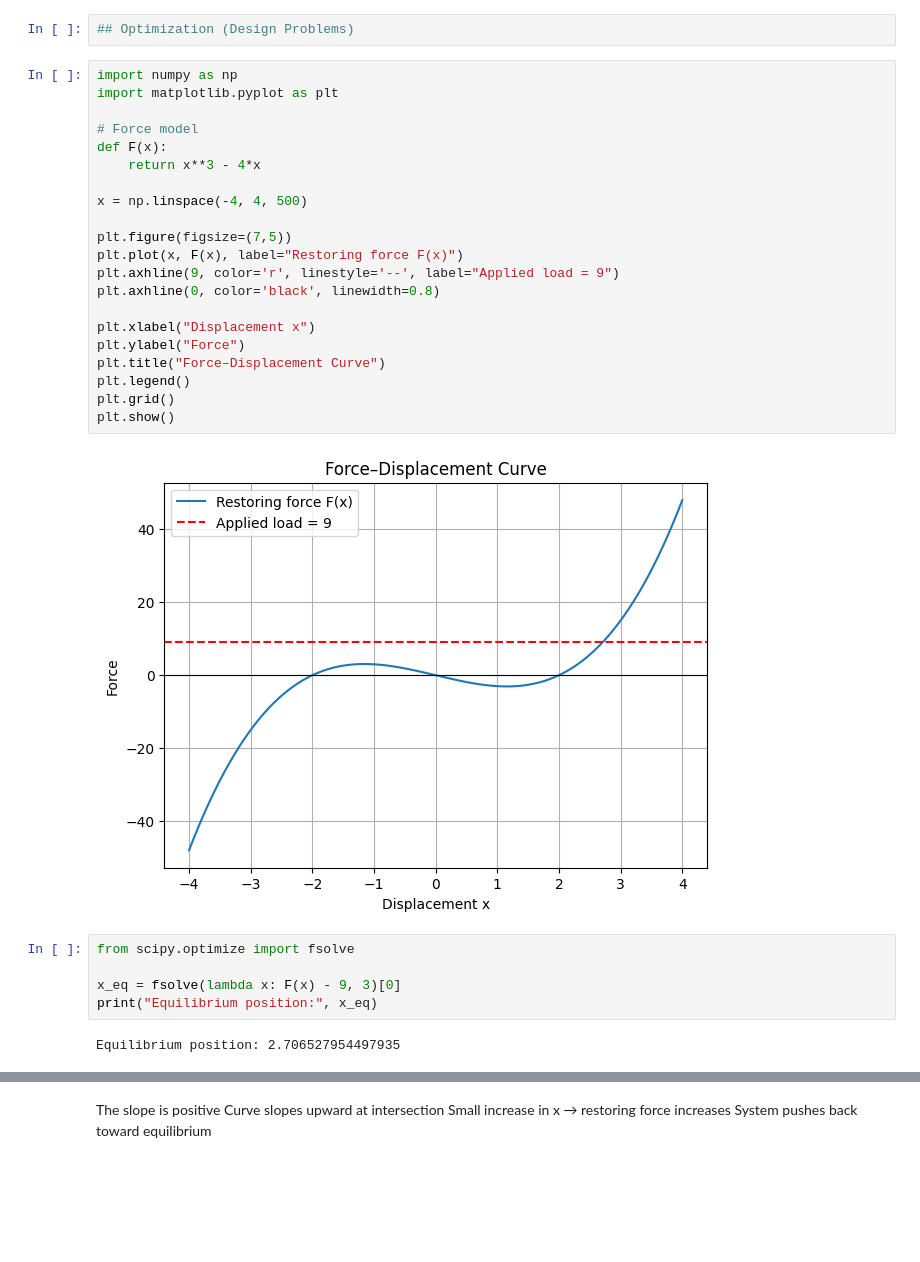
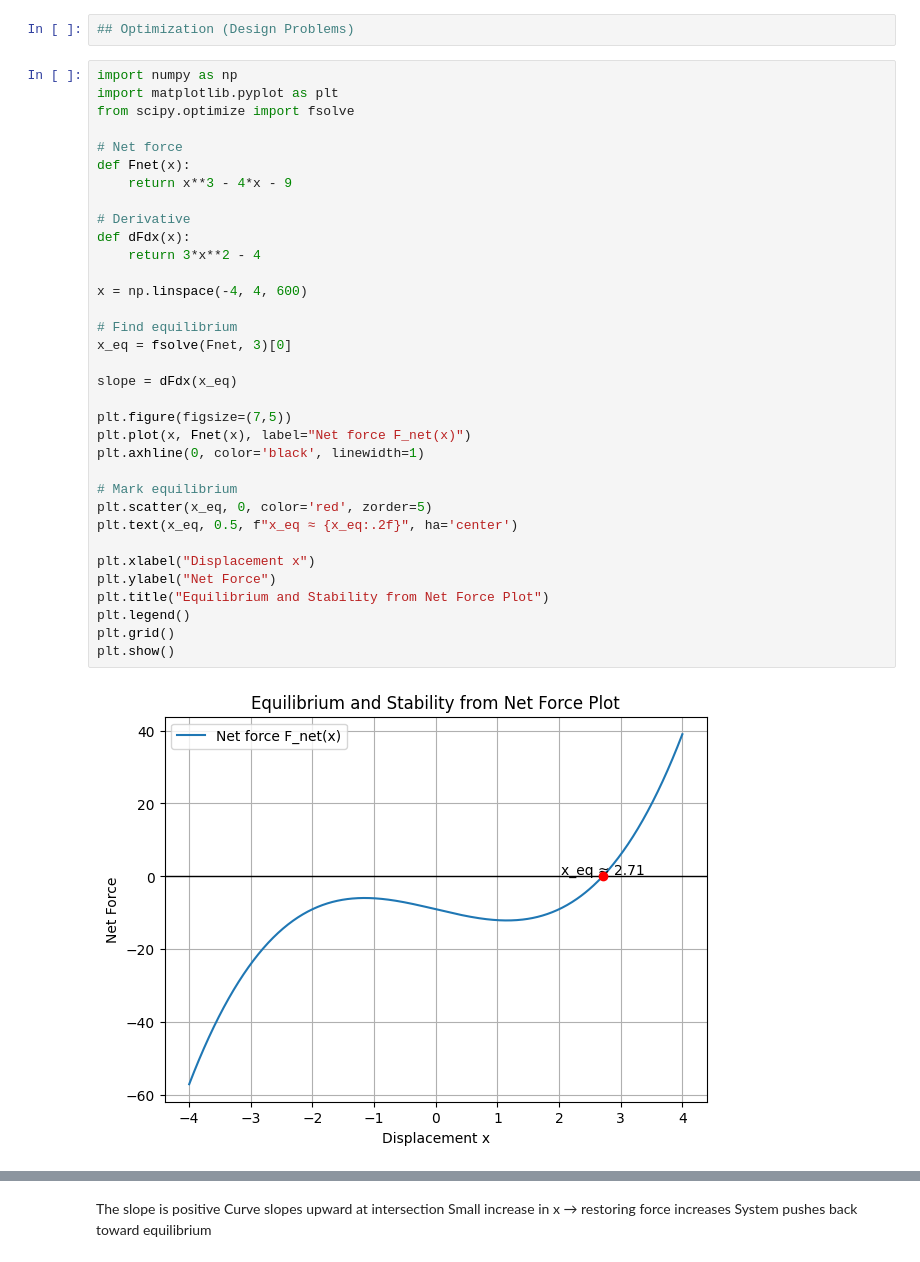
Before and after one commit to vkjadon/python, a Jupyter notebook: scipy.ipynb, the cells around one changed output, grey strips where cells are left out. Cells and saved outputs as stored; diff of their text form; blank space fills up the shorter version.

```diff
--- a/scipy.ipynb
+++ b/scipy.ipynb
@@ -43,30 +43,36 @@ func(x) = 0 given a starting estimate.
 # %%
 import numpy as np
 import matplotlib.pyplot as plt
+from scipy.optimize import fsolve
 
-# Force model
-def F(x):
-    return x**3 - 4*x
+# Net force
+def Fnet(x):
+    return x**3 - 4*x - 9
 
-x = np.linspace(-4, 4, 500)
+# Derivative
+def dFdx(x):
+    return 3*x**2 - 4
+
+x = np.linspace(-4, 4, 600)
+
+# Find equilibrium
+x_eq = fsolve(Fnet, 3)[0]
+
+slope = dFdx(x_eq)
 
 plt.figure(figsize=(7,5))
-plt.plot(x, F(x), label="Restoring force F(x)")
-plt.axhline(9, color='r', linestyle='--', label="Applied load = 9")
-plt.axhline(0, color='black', linewidth=0.8)
+plt.plot(x, Fnet(x), label="Net force F_net(x)")
+plt.axhline(0, color='black', linewidth=1)
+
+# Mark equilibrium
+plt.scatter(x_eq, 0, color='red', zorder=5)
+plt.text(x_eq, 0.5, f"x_eq ≈ {x_eq:.2f}", ha='center')
 
 plt.xlabel("Displacement x")
-plt.ylabel("Force")
-plt.title("Force–Displacement Curve")
+plt.ylabel("Net Force")
+plt.title("Equilibrium and Stability from Net Force Plot")
 plt.legend()
 plt.grid()
 plt.show()
 # %% [output]
-[figure, old version]
+[figure, new version]
-# %%
-from scipy.optimize import fsolve
-
-x_eq = fsolve(lambda x: F(x) - 9, 3)[0]
-print("Equilibrium position:", x_eq)
-# %% [output]
-Equilibrium position: 2.706527954497935
```
Also changed, not shown: parts of 2 cells of this notebook.
